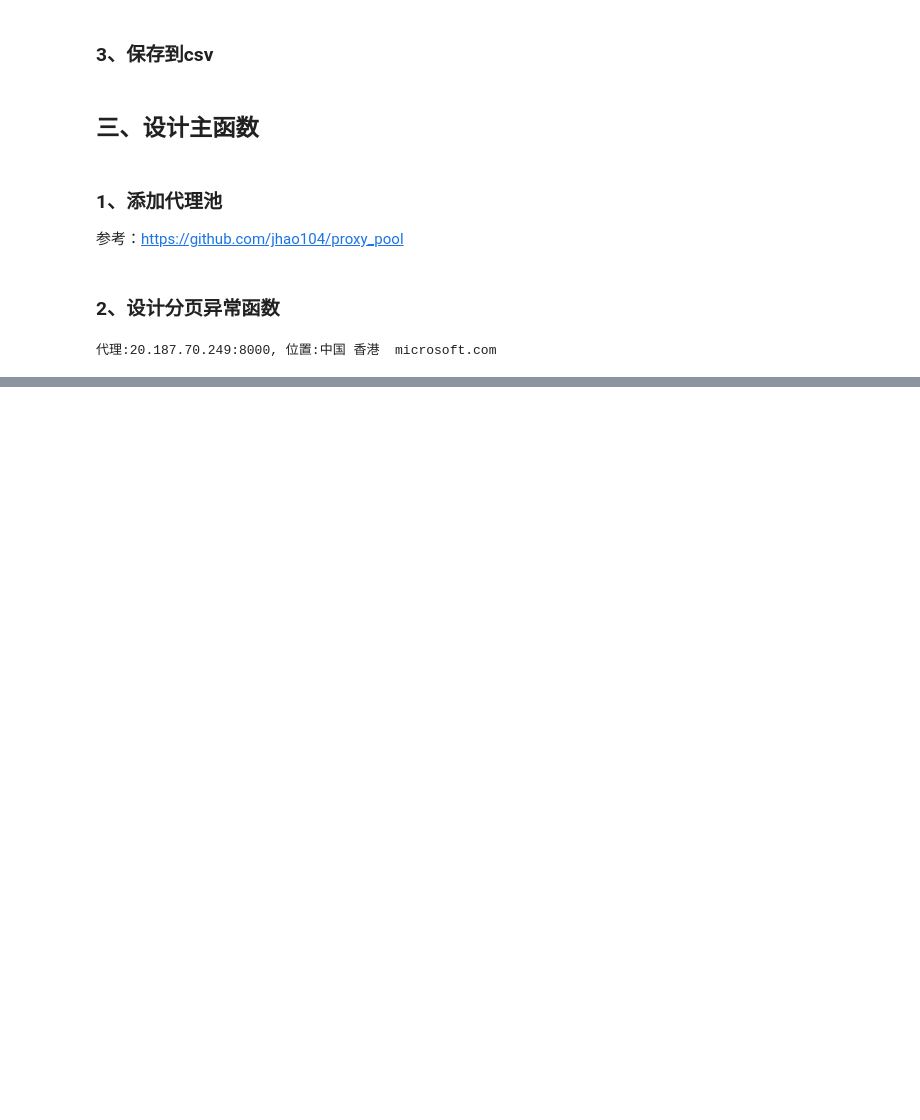
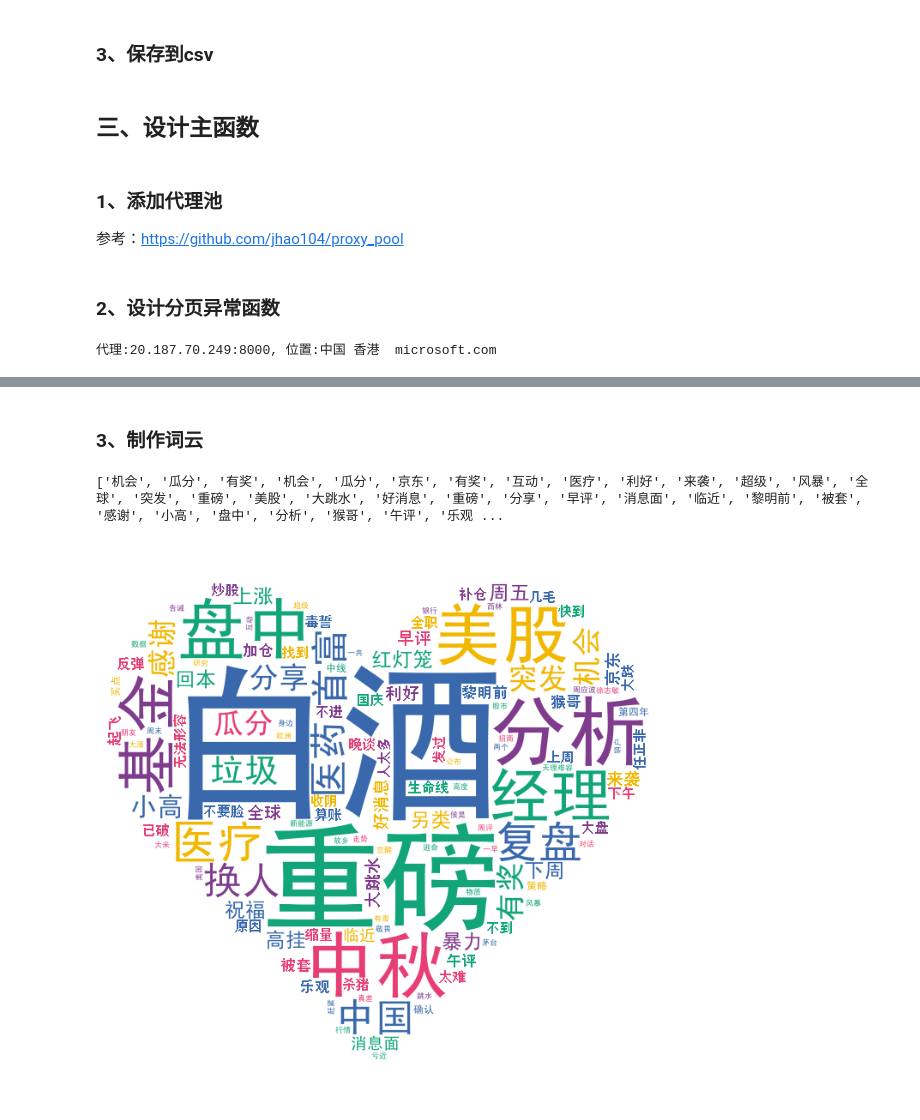
Before and after one commit to meiminjun/Notebook, a Jupyter notebook: 10-python/东方财富/股吧情绪分析.ipynb, the cells around one changed output, grey strips where cells are left out. Drawn from its saved outputs; the diff is of its cells as text; code cells hidden in the pictures; blank space fills up the shorter version.

```diff
--- a/10-python/东方财富/股吧情绪分析.ipynb
+++ b/10-python/东方财富/股吧情绪分析.ipynb
@@ -194,0 +199,8 @@ main()
+# %%
+df = pd.read_csv("股吧情绪分析.csv")
+                #  names=['阅读', '评论', '标题', '作者', '时间'],
+
+df
+# df['时间'] = df['时间'].apply(lambda x: x+1)
+# df['阅读'] = df['阅读'].str.replace('万','').astype('float')
+# df['时间'] = pd.to_datetime(df['时间'],errors='ignore')
@@ -194,0 +268,6 @@ main()
+# %%
+df['时间'] = df['时间'].apply(lambda x: f'2022-{x}')
+
+# df['时间'] = pd.to_datetime(df['时间'],errors='ignore')
+
+# df.set_index('时间', drop=True)
@@ -194,0 +288,49 @@ main()
+# %% [markdown]
+### 3、制作词云
+# %%
+import jieba
+import stylecloud
+from IPython.display import Image
+
+
+def get_cut_words(content_series):
+    # 读入停用词表
+    stop_words = []
+
+    with open("./停用词.txt", 'r', encoding='UTF-8') as f:
+        lines = f.readlines()
+        for line in lines:
+            stop_words.append(line.strip())
+
+    # 添加关键词
+    my_words = []
+    for i in my_words:
+        jieba.add_word(i)
+
+        # 自定义停用词
+    my_stop_words = []
+    stop_words.extend(my_stop_words)
+
+    # 分词
+    word_num = jieba.lcut(content_series.str.cat(sep='。'), cut_all=False)
+    # print(word_num)
+    # 条件筛选
+    word_num_selected = [
+        i for i in word_num if i not in stop_words and len(i) >= 2
+    ]
+    print(word_num_selected)
+    return word_num_selected
+# jieba.cut(content_)
+# 绘制词云图
+text1 = get_cut_words(content_series=df['标题'])
+stylecloud.gen_stylecloud(text=' '.join(text1), max_words=200,
+                          collocations=False,
+                          font_path='../SimHei.ttf',
+                          icon_name='fas fa-heart',
+                          size=653,
+                          #palette='matplotlib.Inferno_9',
+                          output_name='./基金.png')
+Image(filename='./基金.png')
+# %% [output]
+['机会', '瓜分', '有奖', '机会', '瓜分', '京东', '有奖', '互动', '医疗', '利好', '来袭', '超级', '风暴', '全球', '突发', '重磅', '美股', '大跳水', '好消息', '重磅', '分享', '早评', '消息面', '临近', '黎明前', '被套', '感谢', '小高', '盘中', '分析', '猴哥', '午评', '乐观 ...
+[figure, added]
```
Also changed, not shown: parts of 12 cells of this notebook, 6 other files.
